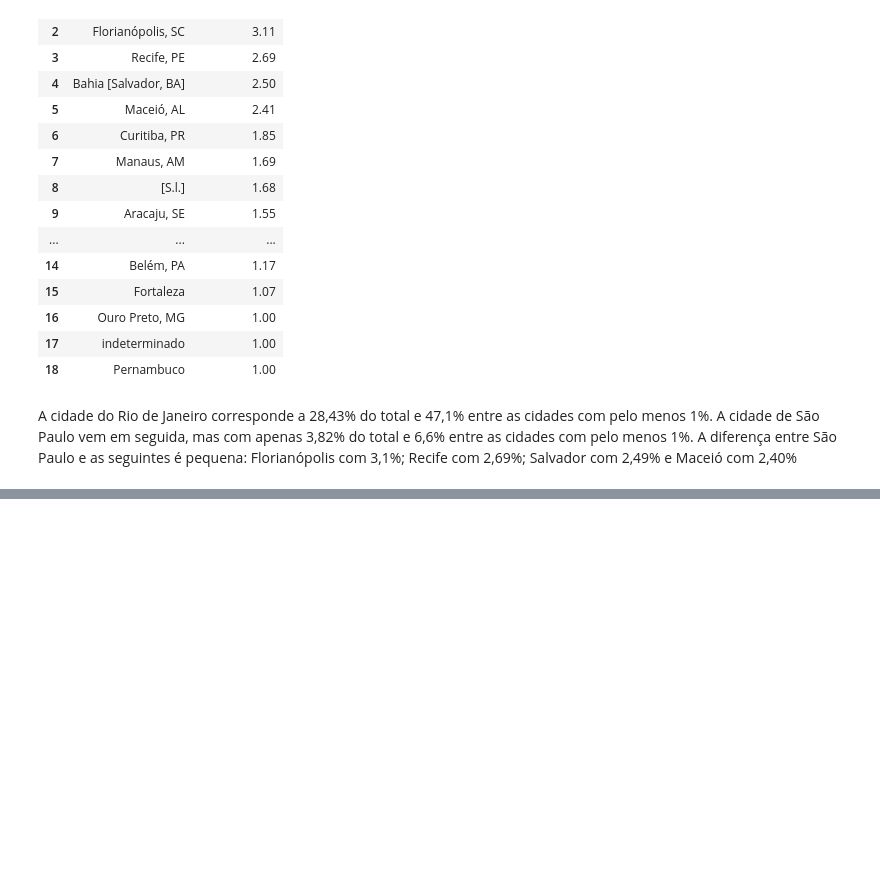
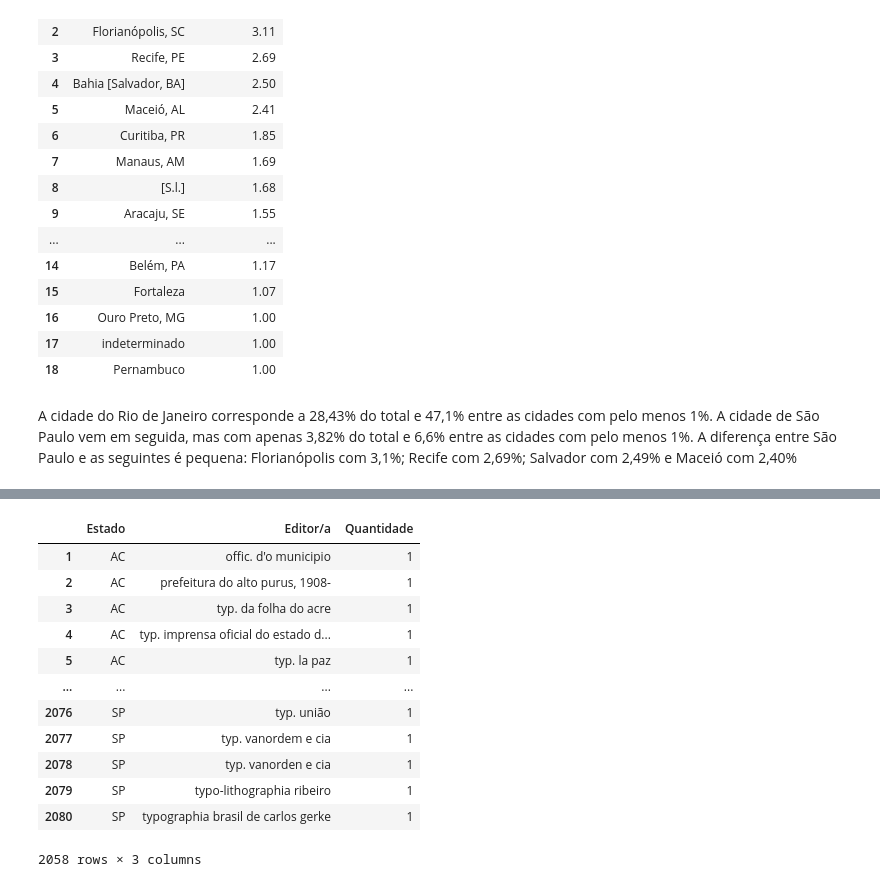
Before and after one commit to ericbrasiln/hemdig-framework, a Jupyter notebook: repositorios/BND-BR/complete_data.ipynb, the cells around one changed output, grey strips where cells are left out. Cells and saved outputs as stored; diff of their text form; code cells hidden in the pictures; blank space fills up the shorter version.

```diff
--- a/repositorios/BND-BR/complete_data.ipynb
+++ b/repositorios/BND-BR/complete_data.ipynb
@@ -734,0 +815,20 @@ df['editor'].value_counts()
+# %%
+# avaliar principais editores por estado
+df_state_editor = df.groupby(['Estado', 'editor'])['place'].nunique().rename_axis(['Estado', 'Editor/a']).reset_index(name='Quantidade')
+# remover editor 'Não identificado'
+df_state_editor = df_state_editor[df_state_editor['Editor/a'] != 'não identificado']
+df_state_editor
+# %% [output]
+|  | Estado | Editor/a | Quantidade |
+| 1 | AC | offic. d'o municipio | 1 |
+| 2 | AC | prefeitura do alto purus, 1908- | 1 |
+| 3 | AC | typ. da folha do acre | 1 |
+| 4 | AC | typ. imprensa oficial do estado d... | 1 |
+| 5 | AC | typ. la paz | 1 |
+| ... | ... | ... | ... |
+| 2076 | SP | typ. união | 1 |
+| 2077 | SP | typ. vanordem e cia | 1 |
+| 2078 | SP | typ. vanorden e cia | 1 |
+| 2079 | SP | typo-lithographia ribeiro | 1 |
+| 2080 | SP | typographia brasil de carlos gerke | 1 |
+2058 rows × 3 columns
```
Also changed, not shown: parts of 18 cells of this notebook, 4 other files.
